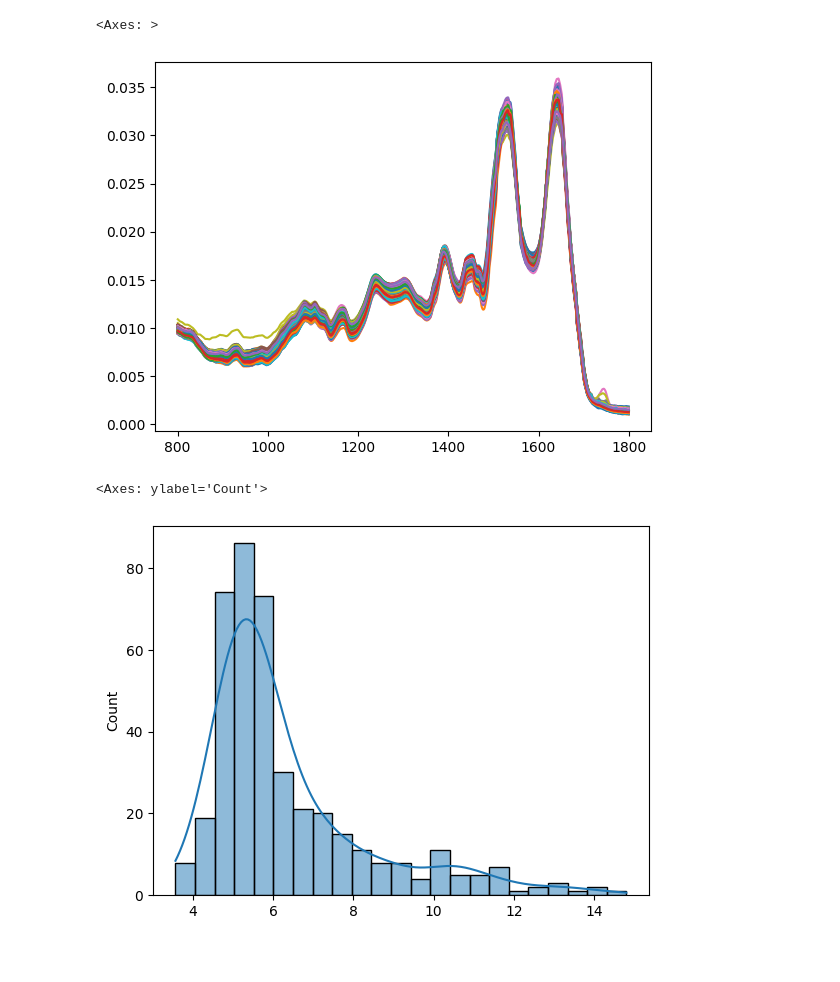
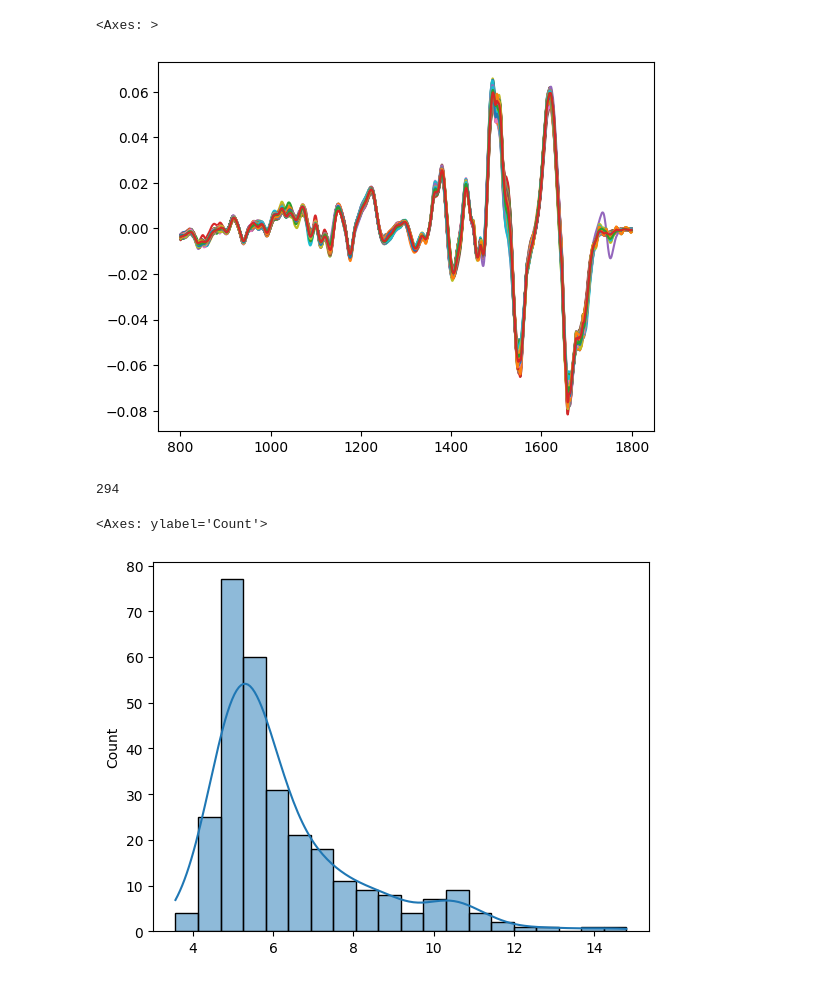
Before and after one commit to MelnychenkoM/ml_methods_hba1c, a Jupyter notebook: regression.ipynb, the cells around one changed output. Drawn from its saved outputs; the diff is of its cells as text; code cells hidden in the pictures.

Commit message:
curvefit update

```diff
--- a/regression.ipynb
+++ b/regression.ipynb
@@ -13,19 +13,26 @@ from curvefit import DatasetSpectra
 # %%
 from boxsers.preprocessing import rubberband_baseline_cor
 # %%
-file_path = '~/data/dataset_565.csv'
-domain_path = '~/data/dataset_565_domain.csv'
+file_path = '~/data/dataset_294.csv'
+domain_path = '~/data/domain.csv'
+
+# file_path = '~/data/dataset_565.csv'
+# domain_path = '~/data/dataset_565_domain.csv'
 # %%
 dataset = DatasetSpectra(file_path, domain_path)
 dataset.select_max_abs(0.3)
 # dataset.baseline_corr()
-dataset.savgol_filter(window_length=5, polyorder=2, deriv=0)
+dataset.savgol_filter(window_length=32, polyorder=2, deriv=1)
 dataset.normalization(kind='vector')
 dataset.select_region(800, 1800)
 pd.DataFrame(dataset.spectra, columns=dataset.wavenumbers).T.plot(legend=False)
 # %% [output]
 <Axes: >
-[figure, old version]
+[figure, new version]
+# %%
+print(dataset.n_samples)
+# %% [output]
+294
 # %%
 X = dataset.spectra
 y = dataset.hba1c
@@ -35,5 +42,5 @@ y = dataset.hba1c
 sns.histplot(y, kde=True)
 # %% [output]
 <Axes: ylabel='Count'>
-[figure, old version]
+[figure, new version]
 # %%
```
Also changed, not shown: parts of 6 cells of this notebook, 4 other files.
